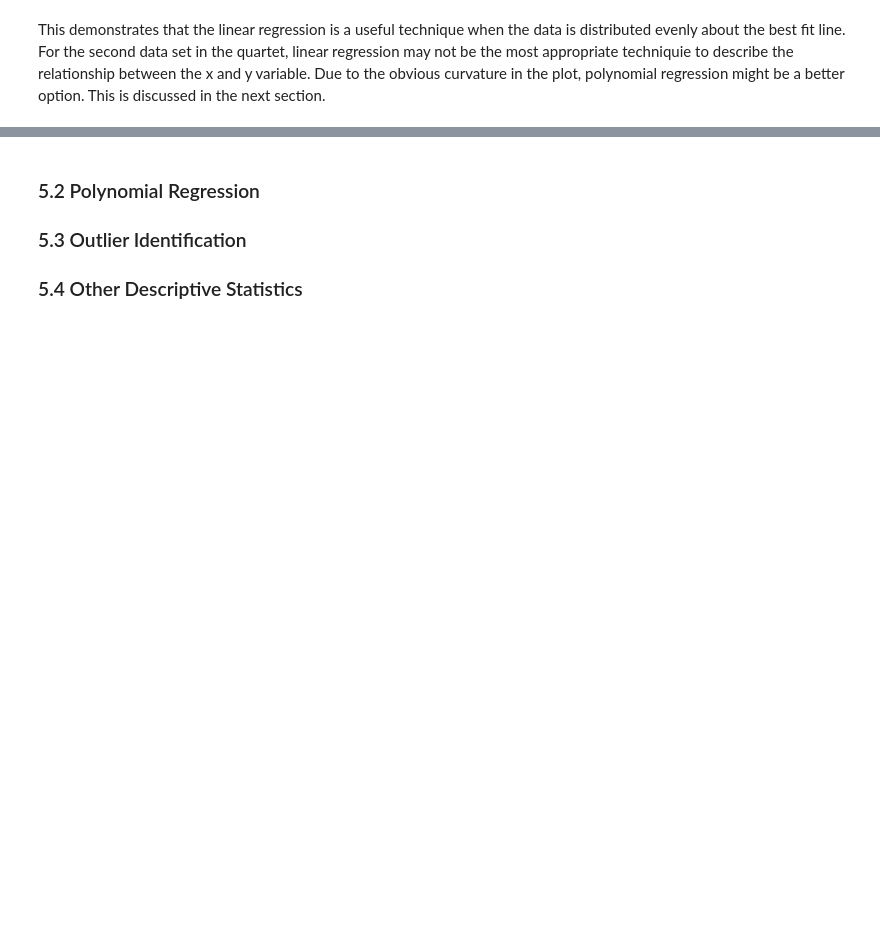
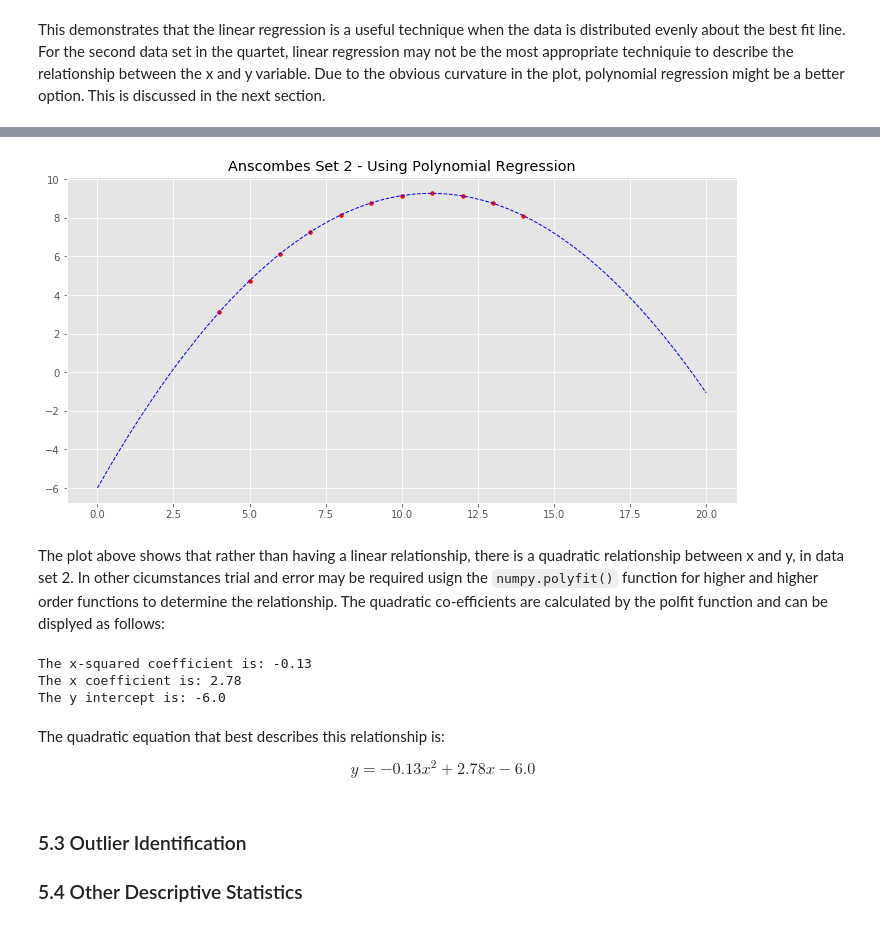
Before and after one commit to shkyler/gmit-foda-exercises, a Jupyter notebook: anscombes.ipynb, the cells around one changed output, grey strips where cells are left out. Saved outputs shown, nothing was run; the diff lists cells and outputs as text; code cells hidden in the pictures; blank space fills up the shorter version.

Commit message:
added a discussion on polynomial regression

```diff
--- a/anscombes.ipynb
+++ b/anscombes.ipynb
@@ -263,5 +270,40 @@ This demonstrates that the linear regression is a useful technique when the data
+# %%
+# Resize the plotting window to make it easier to read (https://stackoverflow.com/questions/36367986/how-to-make-inline-plots-in-jupyter-notebook-larger)
+plt.rcParams['figure.figsize'] = [12, 6]
+
+# Use the polyfit function on the data, with the degree set to 2 (i.e. x squared)
+poly = np.polyfit(df.loc[:,'x2'], df.loc[:,'y2'], 2)
+
+# Create a range of x values from 0 to 20 (the size of the plot)
+x_poly = np.arange(0,20.1,0.1)
+# Calculate the y values using the polyfit values created
+y_poly = poly[0]*(x_poly**2) + poly[1]*(x_poly) + poly[2]
+plt.plot(x_poly, y_poly, 'b-', linestyle='dashed',linewidth=1)
+
+# plot the Anscombes set 2 data points for comparison
+plt.scatter(df.loc[:, 'x2'], df.loc[:, 'y2'],c='red', label='Anscombes Set 2', s=15)
+plt.title("Anscombes Set 2 - Using Polynomial Regression")
+plt.show()
+# %% [output]
+[figure, added]
+# %% [markdown]
+The plot above shows that rather than having a linear relationship, there is a quadratic relationship between x and y, in data set 2. In other cicumstances trial and error may be required usign the `numpy.polyfit()` function for higher and higher order functions to determine the relationship. The quadratic co-efficients are calculated by the polfit function and can be displyed as follows:
+# %%
+# Print the quadratic co-efficeints
+print("The x-squared coefficient is: " + str(round(poly[0],2)))
+print("The x coefficient is: " + str(round(poly[1],2)))
+print("The y intercept is: " + str(round(poly[2],2)))
+# %% [output]
+The x-squared coefficient is: -0.13
+The x coefficient is: 2.78
+The y intercept is: -6.0
+# %% [markdown]
+The quadratic equation that best describes this relationship is:
+
+$$
+y = -0.13x^2 + 2.78x - 6.0
+$$
 # %% [markdown]
-### 5.2 Polynomial Regression
 ### 5.3 Outlier Identification
 ### 5.4 Other Descriptive Statistics
 # %% [markdown]
```
Also changed, not shown: parts of 6 cells of this notebook.
